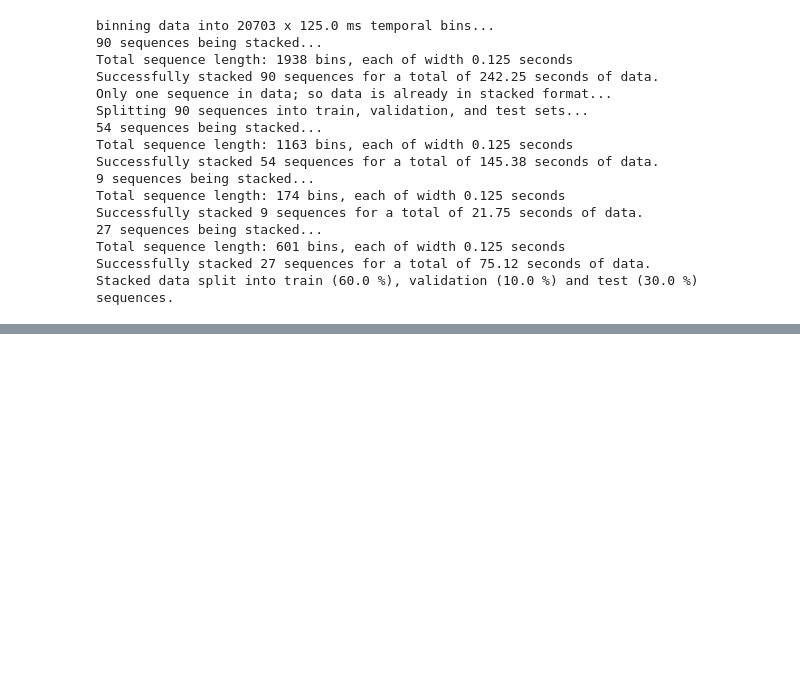
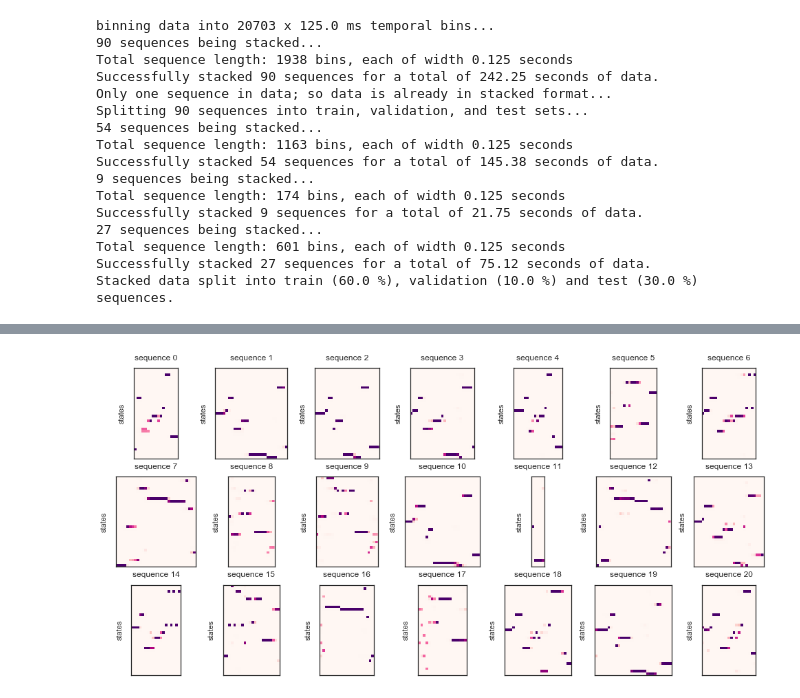
Before and after one commit to kemerelab/NeuroHMM, a Jupyter notebook: StateOrdering.ipynb, the cells around one changed output, grey strips where cells are left out. Drawn from its saved outputs; the diff is of its cells as text; code cells hidden in the pictures; blank space fills up the shorter version.

```diff
--- a/StateOrdering.ipynb
+++ b/StateOrdering.ipynb
@@ -317,26 +111,0 @@
-# %%
-from scipy.stats import entropy as KLD
-
-KLlist = []
-KLlist_shfl = []
-
-for ii in np.arange(1,len(pth)):
-    KLlist.append(KLD(pp[ii,:],ppp[ii,:]))
-    KLlist_shfl.append(KLD(pp_shfl[ii,:],ppp_shfl[ii,:]))
-
-fig, (ax1, ax2) = plt.subplots(1, 2, figsize=(15, 3))
-
-ax1.plot(np.cumsum(KLlist), label='sequence', lw=1.5)
-ax1.plot(np.cumsum(KLlist_shfl), label='trajectory shuffled', lw=1.5)
-ax1.legend()
-ax1.set_xlabel('bin')
-ax1.set_title('Cumulative KL divergence')
-
-seqscore = np.cumsum(KLlist) / np.arange(1,len(pth))
-seqscore_shfl = np.cumsum(KLlist_shfl) / np.arange(1,len(pth))
-
-ax2.plot(seqscore, label='sequence', lw=1.5)
-ax2.plot(seqscore_shfl, label='trajectory shuffled', lw=1.5)
-ax2.legend()
-ax2.set_xlabel('bin')
-ax2.set_title('Running average KL divergence')
@@ -488,0 +159,17 @@ Finally, what then, is my final sequence score? I still have both sequential and
+# %%
+tmpseqbdries = [0]; tmpseqbdries.extend(np.cumsum(ts_b.sequence_lengths).tolist());
+
+fig, axes = plt.subplots(3, 7, figsize=(17, 8))
+axes = [item for sublist in axes for item in sublist]
+
+for ii, ax in enumerate(axes):
+    obs = ts_b.data[tmpseqbdries[ii]:tmpseqbdries[ii+1],:]
+    ll, pp = myhmm.score_samples(obs)
+    ax.matshow(np.transpose(pp), interpolation='none', cmap='RdPu')
+    #ax.axison = False
+    ax.set_xticklabels([])
+    ax.set_yticklabels([])
+    ax.set_title('sequence ' + str(ii))
+    ax.set_ylabel('states')
+# %% [output]
+[figure, added]
```
Also changed, not shown: parts of 84 cells of this notebook, 3 other files.
